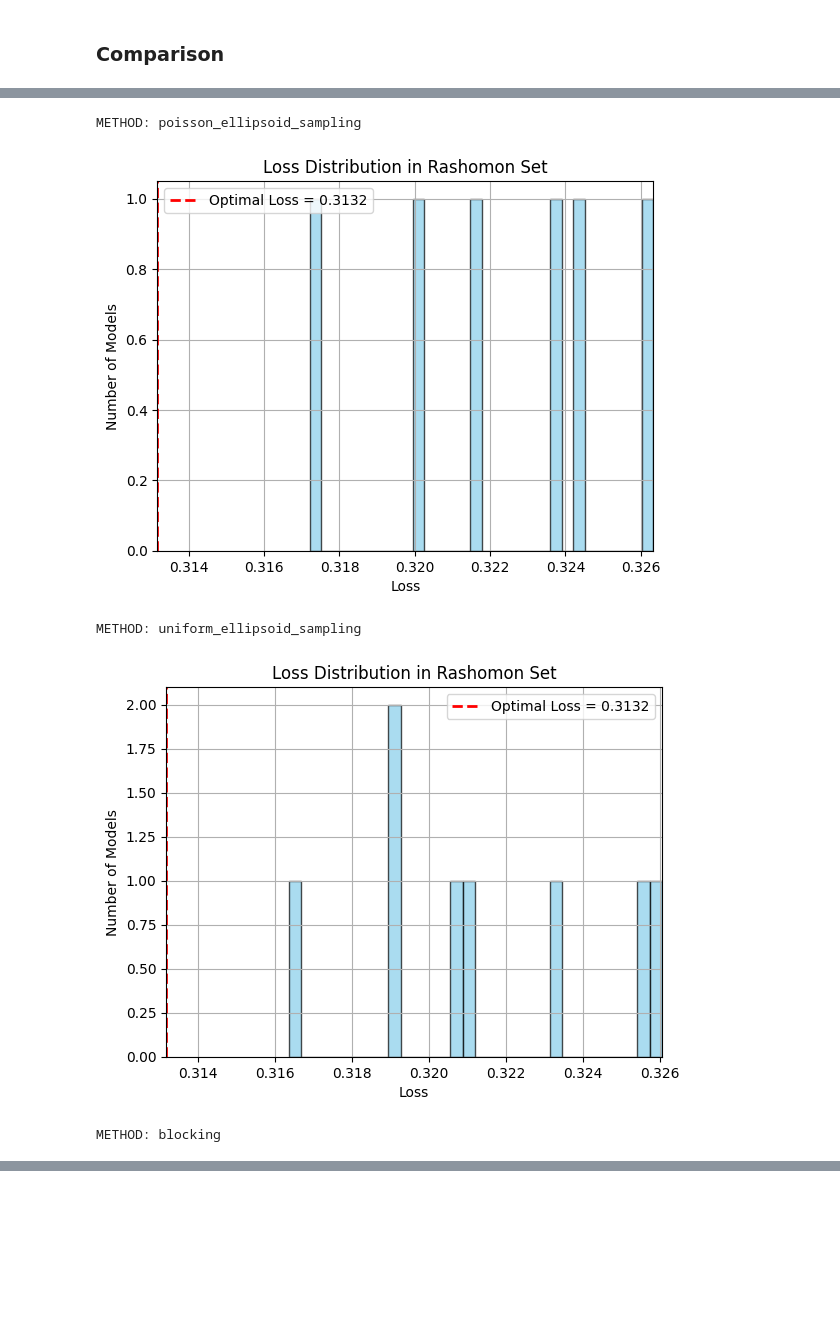
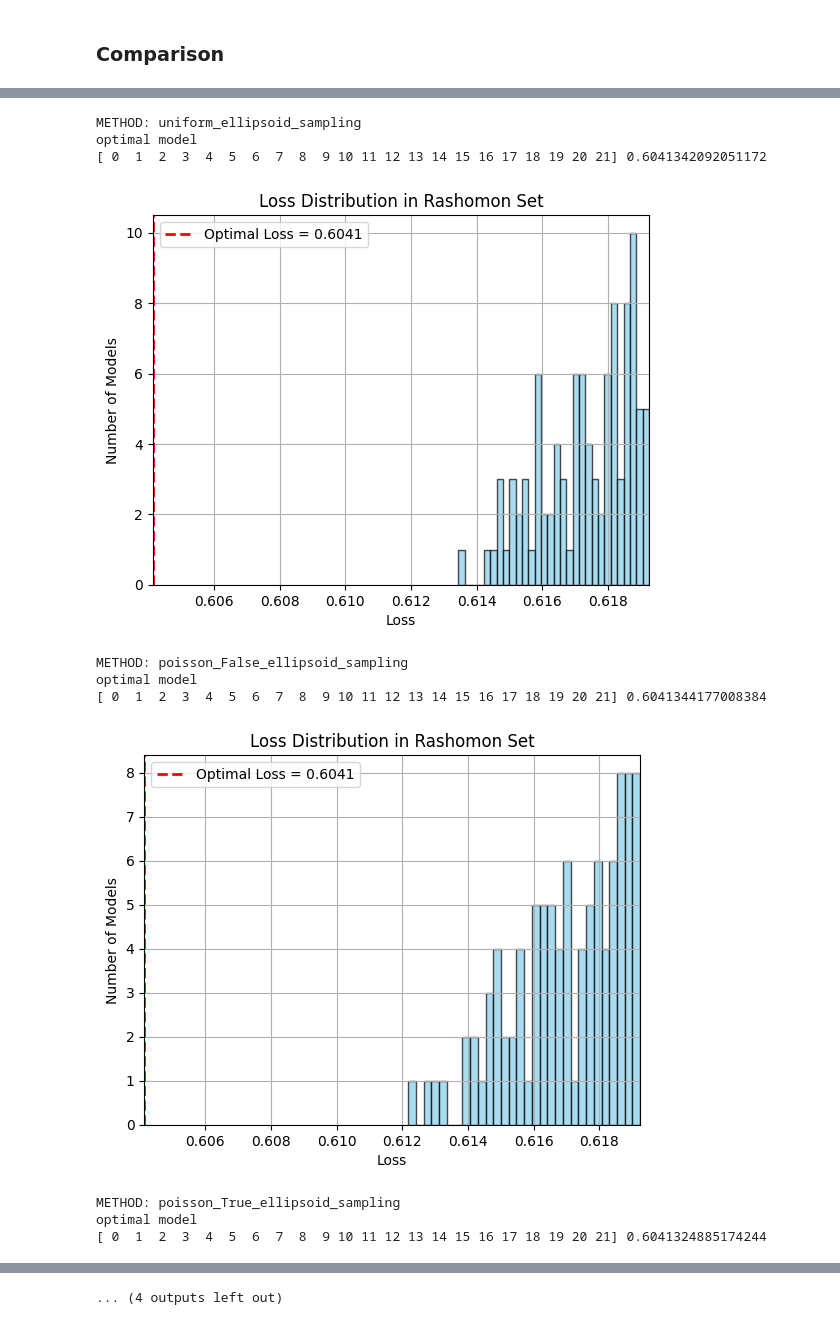
Before and after one commit to chrisli36/gam-rashoman-set, a Jupyter notebook: method_scripts/method_evaluation.ipynb, the cells around one changed output, grey strips where cells are left out. Drawn from its saved outputs; the diff is of its cells as text; code cells hidden in the pictures; blank space fills up the shorter version.

Commit message:
added additional methods and standardized the inputs

```diff
--- a/method_scripts/method_evaluation.ipynb
+++ b/method_scripts/method_evaluation.ipynb
@@ -13,18 +12,10 @@ from blocking_method.blocking import optimize_support
 
 from time import time
 # %%
-def get_binned_dataset(dname, num_estimators):
-    data = pd.read_csv(f"../datasets/{dname}.csv")
-    df, _, header, _ = binarize_dataset(data, num_estimators)
-    X, y = df.iloc[:, :-1].values, df.iloc[:, -1].values
-    X_new, header_new = convert_cumulative_to_binned(X, header)
-    header_new = ["intercept"] + header_new
-    X_new, y = utils.get_X_y(X_new, y, is_df=False)
-    return X_new, y, header_new
-
 for dname, settings in dataset_settings:
+    path = f"../datasets/{dname}.csv"
     n_estimators = settings["num_estimators"]
-    X_new, y, header_new = get_binned_dataset(dname, n_estimators)
+    X_new, y, header_new, sample_p = get_binned_dataset(path, n_estimators)
     print(X_new.shape, y.shape)
 # %% [output]
 (4521, 25) (4521,)
@@ -36,11 +27,14 @@ for dname, settings in dataset_settings:
 ### Comparison
 # %%
 methods = [
-    "poisson_ellipsoid_sampling",
     "uniform_ellipsoid_sampling",
+    "poisson_False_ellipsoid_sampling",
+    "poisson_True_ellipsoid_sampling",
+    "permutation_False_ellipsoid_sampling",
+    "permutation_True_ellipsoid_sampling",
     "blocking",
     "quadratic_programming",
-    "swapping"
+    "swapping",
 ]
 dataset_names = ["bank", "compas", "diabetes", "spambase", "mimic2"]
 # %%
@@ -103,0 +103,12 @@ for dname, df in all_datasets_results.items():
+# %%
+for dname, settings in dataset_settings[:1]:
+    l0 = settings["l0"]
+    l2 = settings["l2"]
+    m = settings["m"]
+    ne = settings["num_estimators"]
+    binned = True
+
+    filepath = f"../models/{dname}_{l0}_{l2}_{m}_{binned}.p"
+    with open(filepath, "rb") as f:
+        sparse_gam = pickle.load(f)
+    print(dname, sparse_gam['rset_bound'])
@@ -104,3 +117,12 @@ for dname, df in all_datasets_results.items():
 # %%
-all_datasets_results['compas']
+dataset_results = all_datasets_results['bank']
+X = sparse_gam['X']
+y = sparse_gam['y']
+sample_p = sparse_gam['sample_proportion']
+opt_betas = dataset_results['opt_betas'].iloc[4]
+opt_beta0 = dataset_results['opt_beta0'].iloc[4]
+l2 = dataset_results['l2']
+
+print(utils.get_log_loss(X, y, opt_betas, l2, sample_p))
+print(get_loss_one_model(X, y, opt_beta0, opt_betas, "logistic", l2))
 # %% [output]
@@ -130,8 +175,14 @@ def show_bar_plot(all_datasets_results, dname, metric):
 # %%
-show_loss_distributions(all_datasets_results, "bank", "accuracy")
+show_loss_distributions(all_datasets_results, "compas", "logistic")
 # %% [output]
-METHOD: poisson_ellipsoid_sampling
+METHOD: uniform_ellipsoid_sampling
+optimal model
+[ 0  1  2  3  4  5  6  7  8  9 10 11 12 13 14 15 16 17 18 19 20 21] 0.6041342092051172
-[figure, old version]
+[figure, new version]
-METHOD: uniform_ellipsoid_sampling
+METHOD: poisson_False_ellipsoid_sampling
+optimal model
+[ 0  1  2  3  4  5  6  7  8  9 10 11 12 13 14 15 16 17 18 19 20 21] 0.6041344177008384
-[figure, old version]
+[figure, new version]
-METHOD: blocking
+METHOD: poisson_True_ellipsoid_sampling
+optimal model
+[ 0  1  2  3  4  5  6  7  8  9 10 11 12 13 14 15 16 17 18 19 20 21] 0.6041324885174244
@@ -143 +202,2 @@ METHOD: swapping
+... (4 outputs left out)
 # %%
```
Also changed, not shown: parts of 9 cells of this notebook, 13 other files.
